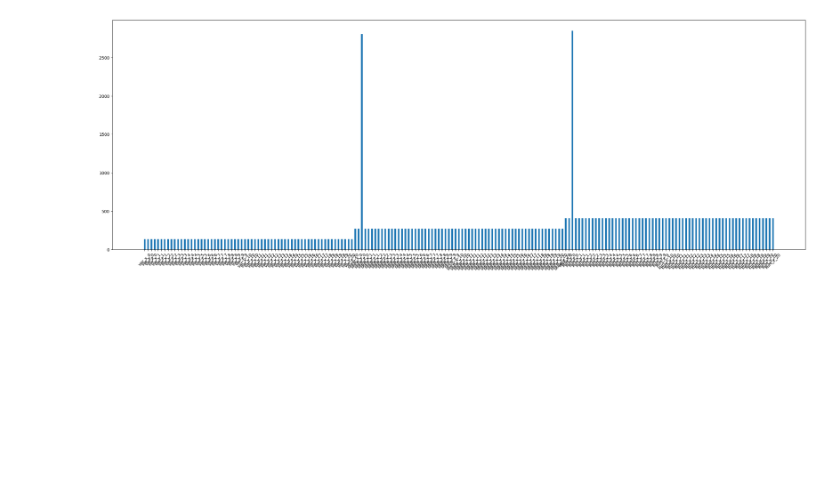
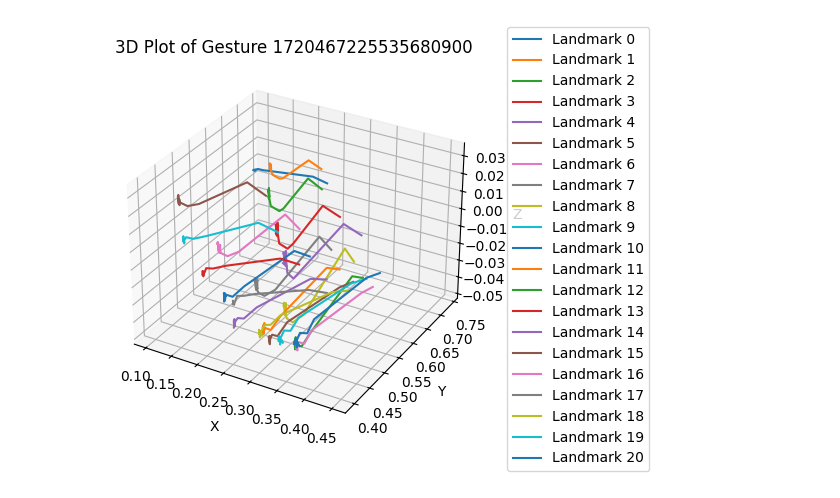
Before and after one commit to D3rrickLa/machine_learning_tfnmp, a Jupyter notebook: model/LSTM/v2/LSTM_modelv2.ipynb, the cells around one changed output. Cells and saved outputs as stored; diff of their text form; code cells hidden in the pictures; blank space fills up the shorter version.

```diff
--- a/model/LSTM/v2/LSTM_modelv2.ipynb
+++ b/model/LSTM/v2/LSTM_modelv2.ipynb
@@ -267,16 +10,28 @@ def calculate_hand_motion_features(df: pd.DataFrame, landmark_cols: list):
-# %%
-def main():
-    input_dir = "C:\\Users\\Gen3r\\Documents\\capstone\\ml_model\\data\\data_2"
-
-    # Step 1: Get data into frame
-    dataframe, landmark_cols, landmark_world_cols = create_dataframe_from_data(input_dir)
-
-    # Step 2: Split data into train test val sets
-    X_train, y_train, X_val, y_val, X_test, y_test = split_dataset(dataframe, "gesture")
-
-    # Step 3: Feature Engineer
-    X_train_fe = calculate_hand_motion_features(X_train, landmark_cols)
-
-main()
-# %% [output]
-[figure, removed]
+# %%
+X_train_fe = pd.read_csv("./X_train_fe.csv")
+
+gesture_id = 1720467225535680900
+df_filtered = X_train_fe[X_train_fe['gesture_index'] == gesture_id]
+
+num_landmarks = 21
+x_coords = df_filtered[[f'x_{i}' for i in range(num_landmarks)]]
+y_coords = df_filtered[[f'y_{i}' for i in range(num_landmarks)]]
+z_coords = df_filtered[[f'z_{i}' for i in range(num_landmarks)]]
+
+# Plot the coordinates
+fig = plt.figure()
+ax = fig.add_subplot(111, projection='3d')
+
+# Plot each landmark point
+for i in range(num_landmarks):
+    ax.plot(x_coords[f'x_{i}'], y_coords[f'y_{i}'], z_coords[f'z_{i}'], label=f'Landmark {i}')
+
+ax.set_xlabel('X')
+ax.set_ylabel('Y')
+ax.set_zlabel('Z')
+plt.title(f'3D Plot of Gesture {gesture_id}')
+ax.legend(loc='center left', bbox_to_anchor=(1.05, 0.5), ncol=1)
+plt.tight_layout(rect=[0, 0, 0.85, 1])  # Adjust the rectangle to make space for the legend
+plt.show()
+# %% [output]
+[figure, added]
```
Also changed, not shown: parts of 3 cells of this notebook, 4 other files.
